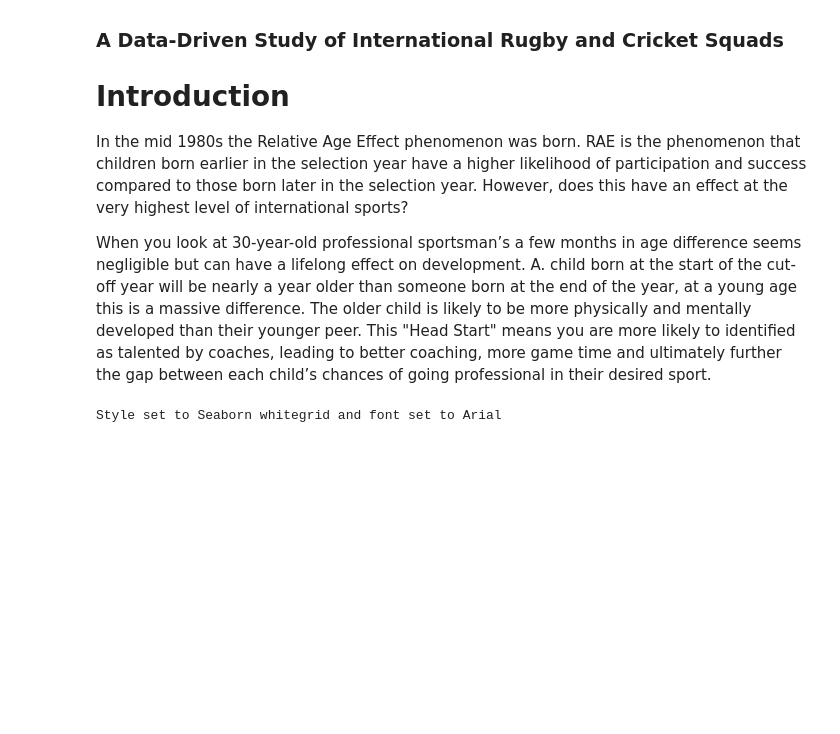
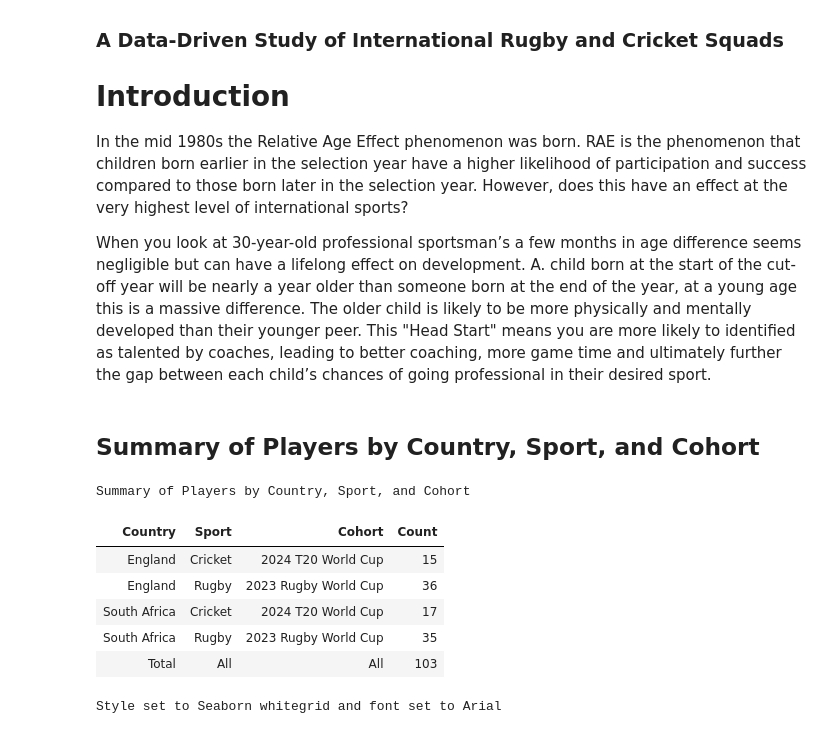
Before and after one commit to JackFrater/BEE2041-relative-age-effect, a Jupyter notebook: blog.ipynb, the cells around one changed output. Saved outputs shown, nothing was run; the diff lists cells and outputs as text; code cells hidden in the pictures; blank space fills up the shorter version.

Commit message:
Added Summary of Cohort counts

```diff
--- a/blog.ipynb
+++ b/blog.ipynb
@@ -6,4 +6,31 @@
 In the mid 1980s the Relative Age Effect phenomenon was born. RAE is the phenomenon that children born earlier in the selection year have a higher likelihood of participation and success compared to those born later in the selection year. However, does this have an effect at the very highest level of international sports?
 
 When you look at 30-year-old professional sportsman’s a few months in age difference seems negligible but can have a lifelong effect on development. A. child born at the start of the cut-off year will be nearly a year older than someone born at the end of the year, at a young age this is a massive difference. The older child is likely to be more physically and mentally developed than their younger peer. This "Head Start" means you are more likely to identified as talented by coaches, leading to better coaching, more game time and ultimately further the gap between each child’s chances of going professional in their desired sport.
+# %% [markdown]
+## Summary of Players by Country, Sport, and Cohort
+# %%
+# Map the sport to the specific squad data
+cohort_mapping = {
+    'Cricket': '2024 T20 World Cup', 'Rugby': '2023 Rugby World Cup'}
+df_master['Cohort'] = df_master['Sport'].map(cohort_mapping)
+
+    # Group by country, sport and cohort to get counts
+grouped = df_master.groupby(['Country', 'Sport', 'Cohort']).size().reset_index(name='Count')
+
+# Creat a row with the sum of all players for each country and sport
+total_n = grouped['Count'].sum()
+total_row = pd.DataFrame({'Country': ['Total'], 'Sport': ['All'], 'Cohort': ['All'], 'Count': [total_n]})
+
+#Display the summary table
+summary_table = pd.concat([grouped, total_row], ignore_index=True)
+
+display(summary_table.style.set_caption("Summary of Players by Country, Sport, and Cohort").hide())
+# %% [output]
+Summary of Players by Country, Sport, and Cohort
+| Country | Sport | Cohort | Count |
+| England | Cricket | 2024 T20 World Cup | 15 |
+| England | Rugby | 2023 Rugby World Cup | 36 |
+| South Africa | Cricket | 2024 T20 World Cup | 17 |
+| South Africa | Rugby | 2023 Rugby World Cup | 35 |
+| Total | All | All | 103 |
 # %%
```
Also changed, not shown: parts of 1 cell of this notebook.
